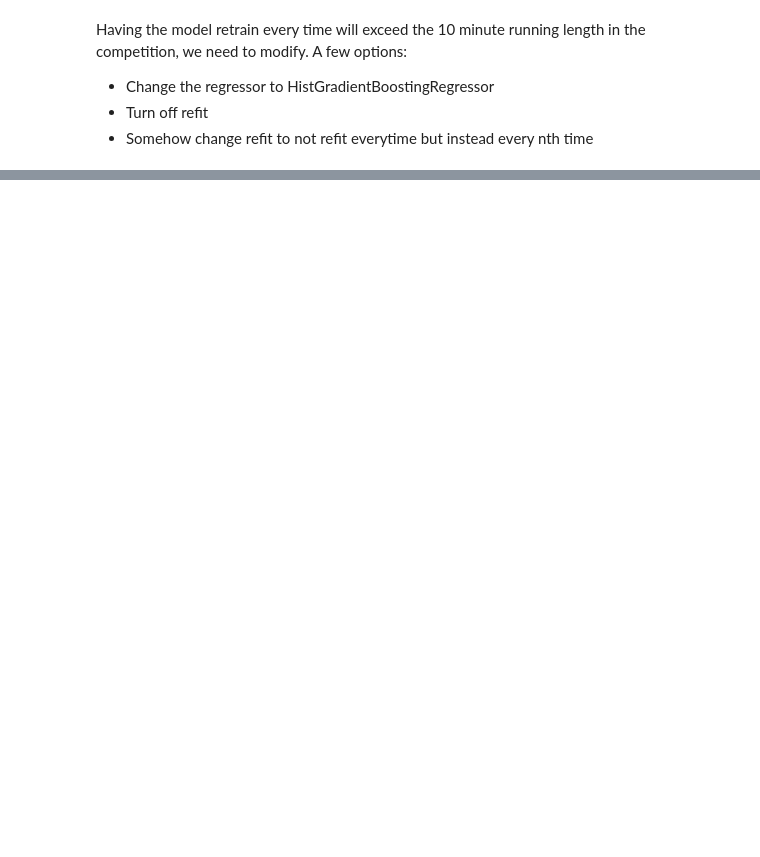
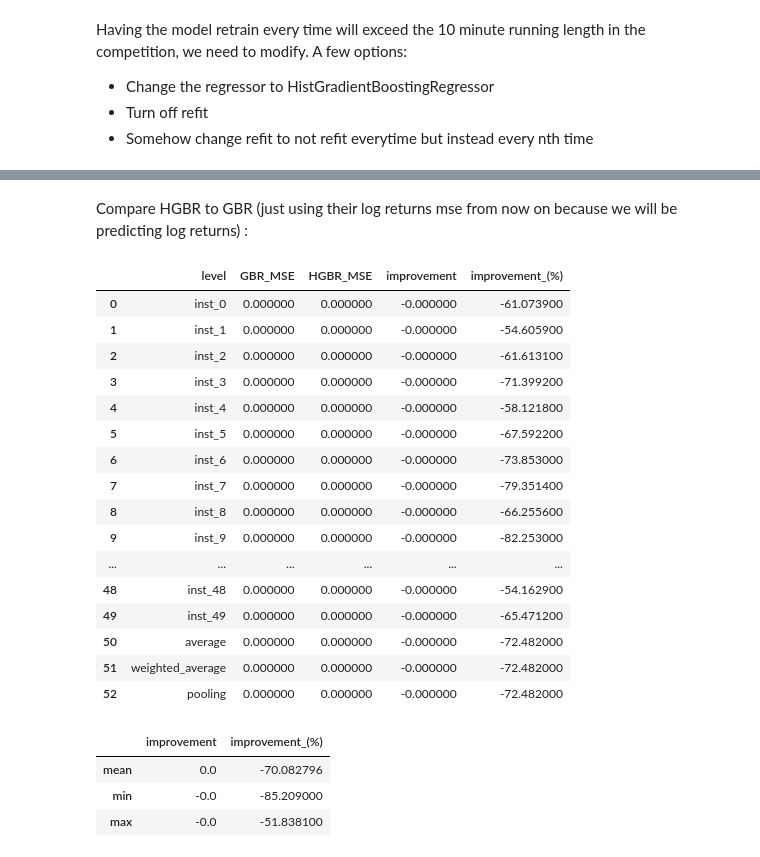
Before and after one commit to JensenJones/Algothon-2025, a Jupyter notebook: strategies/multi series forecasting skforecast/MultiTimeSeriesModelling.ipynb, the cells around one changed output, grey strips where cells are left out. Cells and saved outputs as stored; diff of their text form; code cells hidden in the pictures; blank space fills up the shorter version.

```diff
--- a/strategies/multi series forecasting skforecast/MultiTimeSeriesModelling.ipynb
+++ b/strategies/multi series forecasting skforecast/MultiTimeSeriesModelling.ipynb
@@ -520,7 +523,7 @@ multi_series_mse_greeks_logReturns, predictions_ms_greeks_logReturns = backtesti
 display(multi_series_mse_greeks_logReturns.head())
 display(predictions_ms_greeks_logReturns.head())
 
-multi_series_mse_greeks_logReturns = multi_series_mse_greeks_logReturns.rename(columns={"mean_squared_error": "multi_series_mse_greeks"})
+multi_series_mse_greeks_logReturns = multi_series_mse_greeks_logReturns.rename(columns={"mean_squared_error": "multi_series_mse_greeks_logReturns"})
 predictions_ms_greeks_logReturns = predictions_ms_greeks_logReturns.reset_index()
 predictions_ms_greeks_logReturns = predictions_ms_greeks_logReturns.rename(columns={"index": "time"})
 # %% [output]
@@ -602,0 +743,46 @@ Having the model retrain every time will exceed the 10 minute running length in
+# %% [markdown]
+Compare HGBR to GBR (just using their log returns mse from now on because we will be predicting log returns)
+:
+# %%
+def compareModelToBaseline(new_model_mse):
+    # Join them
+    results_greeks = pd.merge(
+        multi_series_mse_greeks_logReturns,
+        new_model_mse,
+        left_on="levels",
+        right_index=True
+    )
+    # Rename for clarity
+    results_greeks.columns = ["level", "GBR_MSE", "NEW_MSE"]
+    # Calculate improvement of HGBR over GBR
+    results_greeks["improvement"] = results_greeks["NEW_MSE"] - results_greeks["GBR_MSE"]
+    results_greeks["improvement_(%)"] = 100 * results_greeks["improvement"] / results_greeks["GBR_MSE"]
+    # Round and display
+    results_greeks = results_greeks.round(4)
+    display(results_greeks.style.bar(subset=['improvement_(%)'], align='mid', color=['#d65f5f', '#5fba7d']))
+    display(results_greeks[['improvement', 'improvement_(%)']].agg(['mean', 'min', 'max']))
+
+
+compareModelToBaseline(multi_series_mse_greeks_logReturns_hgbr)
+# %% [output]
+|  | level | GBR_MSE | HGBR_MSE | improvement | improvement_(%) |
+| 0 | inst_0 | 0.000000 | 0.000000 | -0.000000 | -61.073900 |
+| 1 | inst_1 | 0.000000 | 0.000000 | -0.000000 | -54.605900 |
+| 2 | inst_2 | 0.000000 | 0.000000 | -0.000000 | -61.613100 |
+| 3 | inst_3 | 0.000000 | 0.000000 | -0.000000 | -71.399200 |
+| 4 | inst_4 | 0.000000 | 0.000000 | -0.000000 | -58.121800 |
+| 5 | inst_5 | 0.000000 | 0.000000 | -0.000000 | -67.592200 |
+| 6 | inst_6 | 0.000000 | 0.000000 | -0.000000 | -73.853000 |
+| 7 | inst_7 | 0.000000 | 0.000000 | -0.000000 | -79.351400 |
+| 8 | inst_8 | 0.000000 | 0.000000 | -0.000000 | -66.255600 |
+| 9 | inst_9 | 0.000000 | 0.000000 | -0.000000 | -82.253000 |
+| ... | ... | ... | ... | ... | ... |
+| 48 | inst_48 | 0.000000 | 0.000000 | -0.000000 | -54.162900 |
+| 49 | inst_49 | 0.000000 | 0.000000 | -0.000000 | -65.471200 |
+| 50 | average | 0.000000 | 0.000000 | -0.000000 | -72.482000 |
+| 51 | weighted_average | 0.000000 | 0.000000 | -0.000000 | -72.482000 |
+| 52 | pooling | 0.000000 | 0.000000 | -0.000000 | -72.482000 |
+|  | improvement | improvement_(%) |
+| mean | 0.0 | -70.082796 |
+| min | -0.0 | -85.209000 |
+| max | -0.0 | -51.838100 |
```
Also changed, not shown: parts of 13 cells of this notebook.
